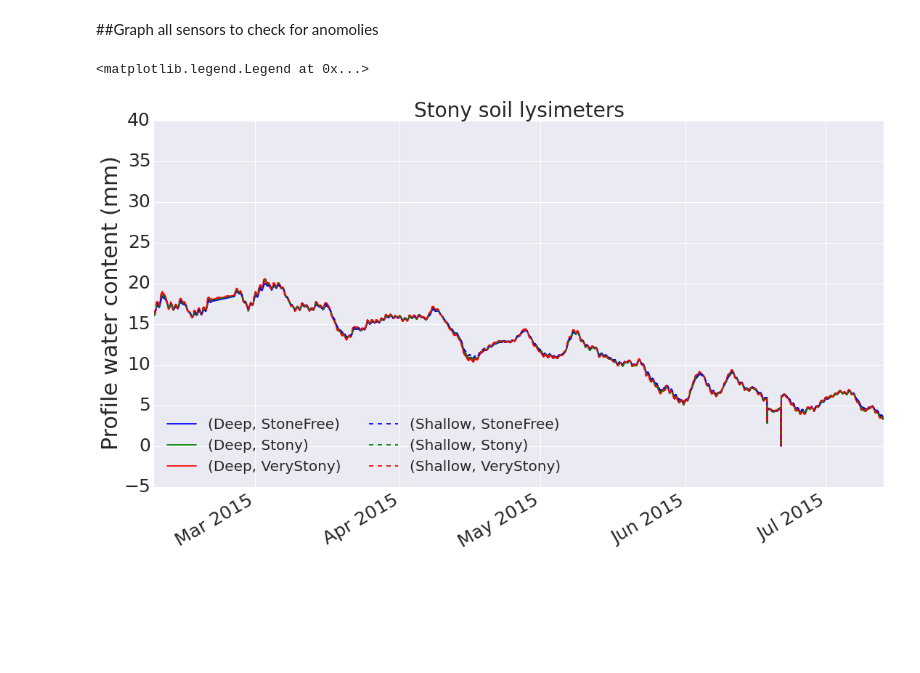
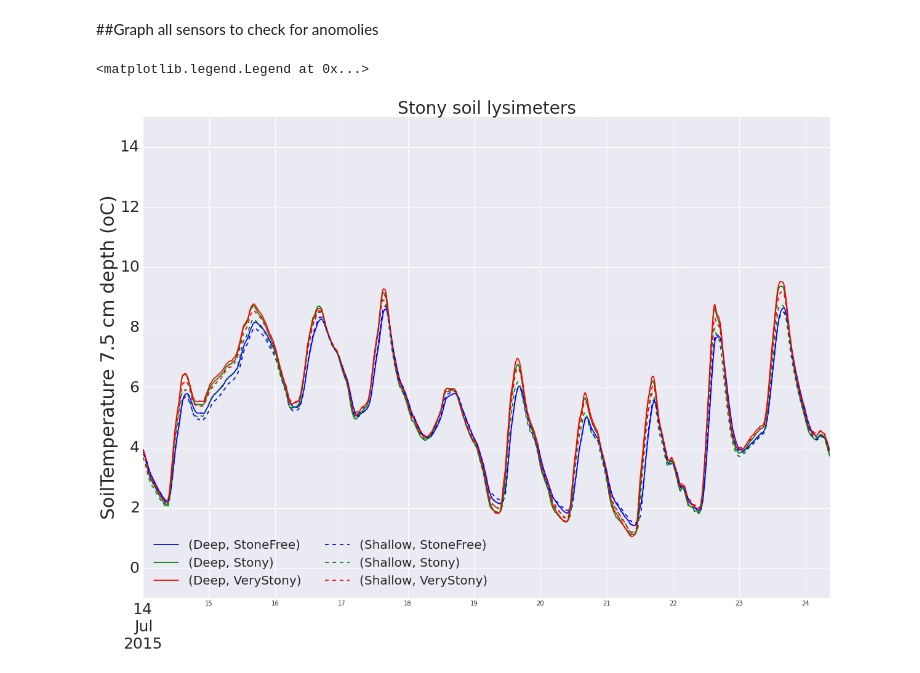
Before and after one commit to HamishBrownPFR/StonySoilLysimeters, a Jupyter notebook: SoilTemperatureAnalysis.ipynb, the cells around one changed output. Cells and saved outputs as stored; diff of their text form; code cells hidden in the pictures; blank space fills up the shorter version.

```diff
--- a/SoilTemperatureAnalysis.ipynb
+++ b/SoilTemperatureAnalysis.ipynb
@@ -28,24 +28,24 @@ Timestamp('2015-07-13 08:45:00')
 # %%
 #Calculate treatment means omitting data prior to 2014-11-05 08:00:00 to avoid NaN values
 DataMeans =  Data.ix['2014-11-05 08:00:00':].groupby(level=['Depth','Gravels','Stones'],axis=1).mean()
 DataMeans =  DataMeans.dropna(axis=1) #For some reason it keeps non valid combinations in so need to extract with this function
 #DataMeans.where(DataMeans<0.7,np.nan,inplace=True)
 
 #Calculate the water content of the soil profile by multiplying the volumetric water content by each layers
 #depth and summing.  The 0-15 layers are divided by 2 to average the two readings
 ProfileWater = DataMeans.ix[:,'D1'] * 150 + \
                DataMeans.ix[:,'D2'] * 150 + \
                DataMeans.ix[:,'D3'] * 150 + \
                DataMeans.ix[:,'D4'] * 150
 
-DataMeans.D4.plot(figsize=(18,10),style=['b-','g-','r-','b--','g--','r--'],ylim=(-5,40))
-plt.ylabel('Profile water content (mm)', fontsize=30);
+DataMeans.D1.ix['2015-07-14':].plot(figsize=(20,14),style=['b-','g-','r-','b--','g--','r--'],ylim=(-1,15))
+plt.ylabel('SoilTemperature 7.5 cm depth (oC)', fontsize=30);
 plt.tick_params(labelsize=25)
 plt.title('Stony soil lysimeters', fontsize=28)
 plt.legend(fontsize = 20, loc=3, ncol=2)
 # %% [output]
 <matplotlib.legend.Legend at 0x...>
-[figure, old version]
+[figure, new version]
 # %%
 
 ##Graph treatment means by layer
```
Also changed, not shown: parts of 4 cells of this notebook, 9 other files.
